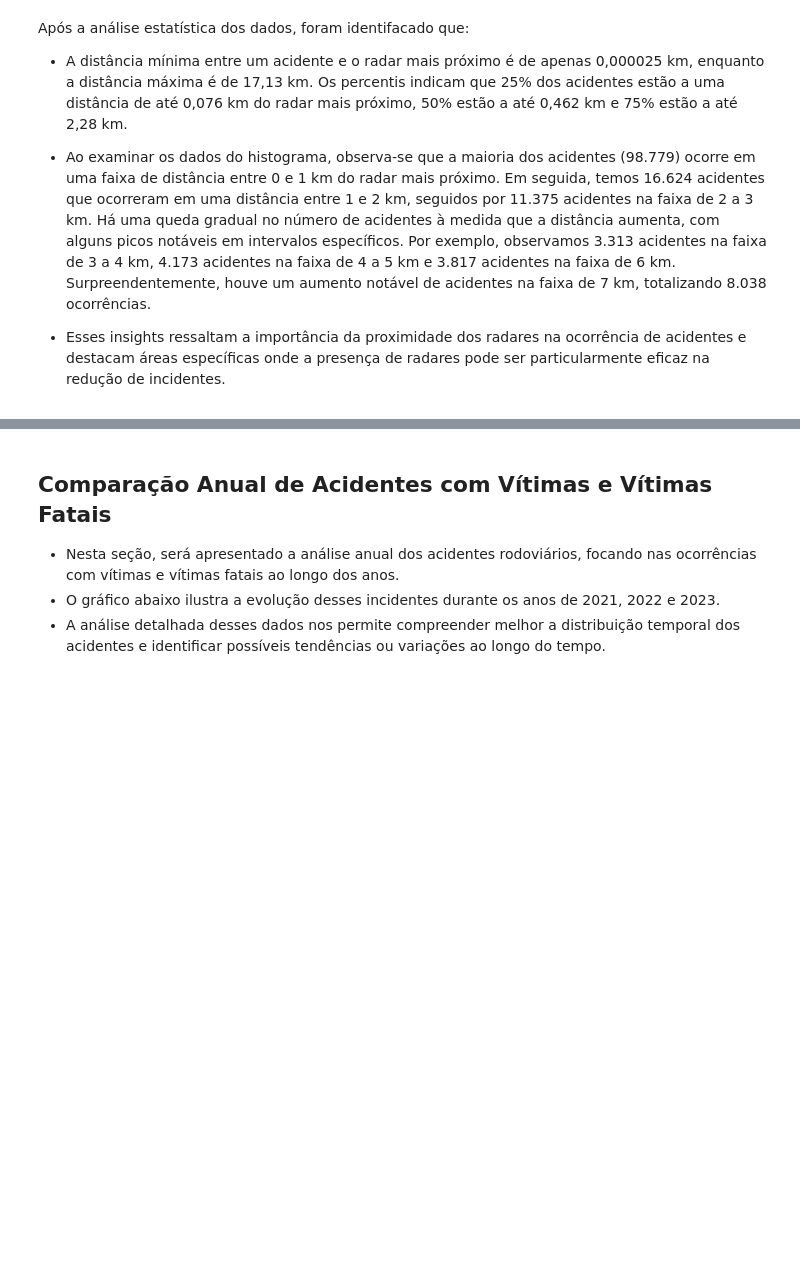
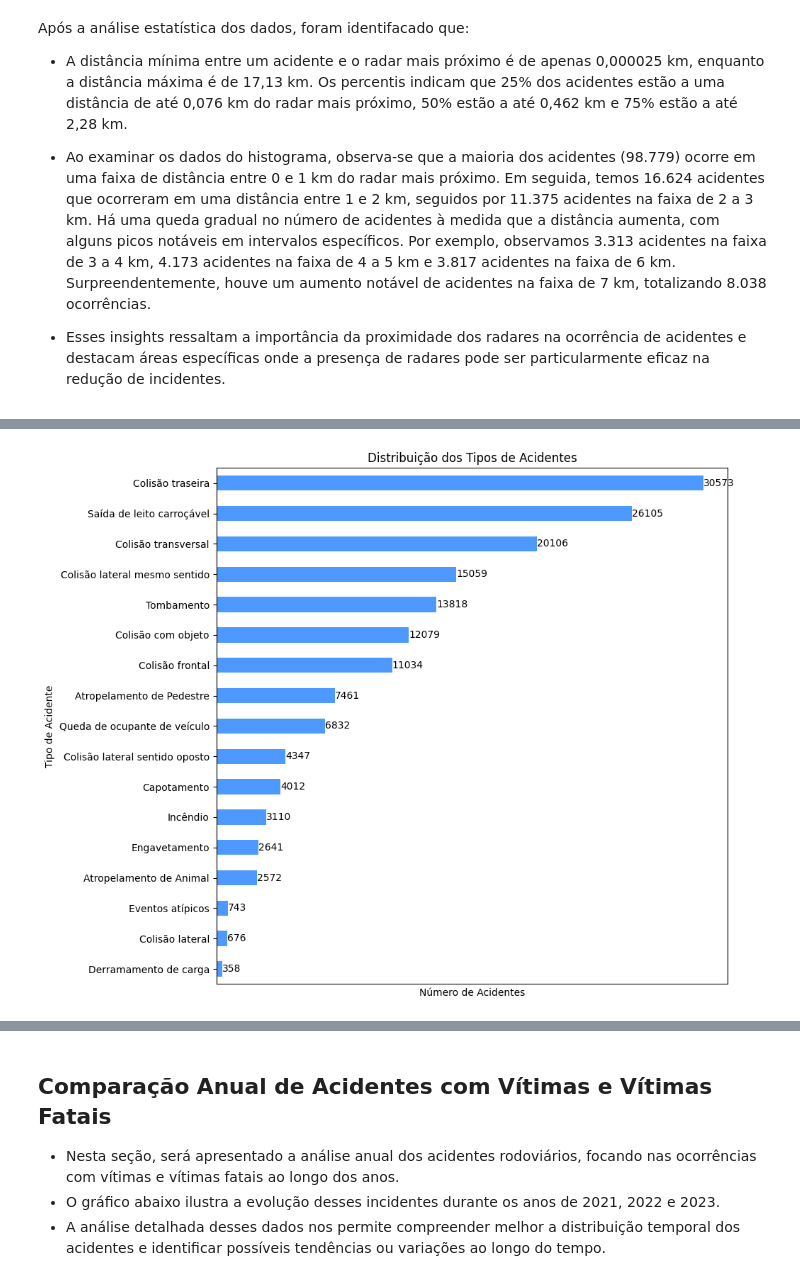
Before and after one commit to Suelymessias/Projeto_Analise_PRF, a Jupyter notebook: Projeto_Analise_PRF.ipynb, the cells around one changed output, grey strips where cells are left out. Saved outputs shown, nothing was run; the diff lists cells and outputs as text; code cells hidden in the pictures; blank space fills up the shorter version.

```diff
--- a/Projeto_Analise_PRF.ipynb
+++ b/Projeto_Analise_PRF.ipynb
@@ -824,0 +903,28 @@ Após a análise estatística dos dados, foram identifacado que:
+# %%
+# Contagem dos tipos de acidentes
+tipos_acidentes = df_prf01['tipo_acidente'].value_counts()
+
+# Ordenando os tipos de acidentes por frequência
+tipos_acidentes = tipos_acidentes.sort_values()
+
+# Criando o gráfico de barras horizontais
+plt.figure(figsize=(10, 8))
+tipos_acidentes.plot(kind='barh', color='#4D99FF')
+
+# Adicionando os números em cima de cada barra
+for index, value in enumerate(tipos_acidentes):
+    plt.text(value, index, str(value), ha='left', va='center')
+
+# Removendo os números do eixo x
+plt.xticks([])
+
+# Adicionando rótulos e título ao gráfico
+plt.xlabel('Número de Acidentes')
+plt.ylabel('Tipo de Acidente')
+plt.title('Distribuição dos Tipos de Acidentes')
+
+# Exibindo o gráfico
+plt.tight_layout()
+plt.show()
+# %% [output]
+[figure, added]
```
Also changed, not shown: parts of 12 cells of this notebook.
